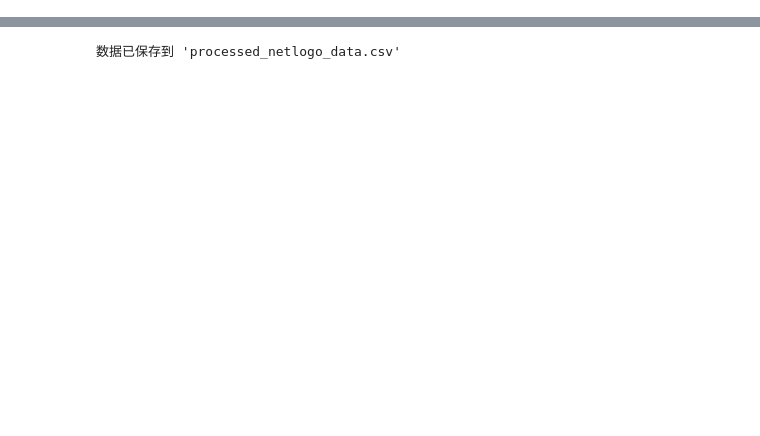
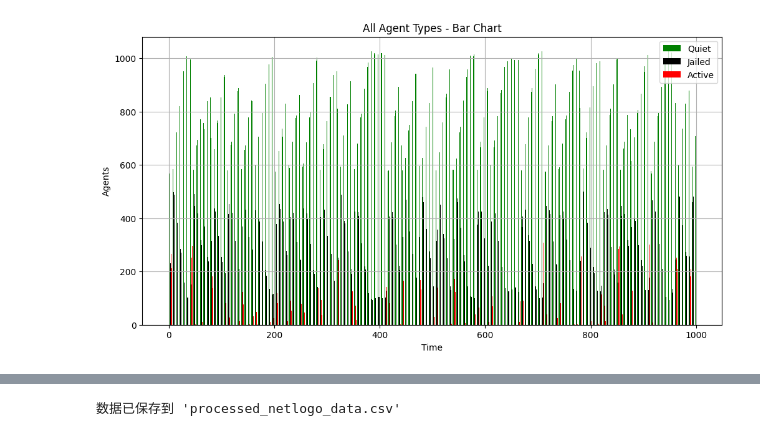
Before and after one commit to TheHQ98/SWEN90004_Assignment_2, a Jupyter notebook: VisualGraph/dataAnalysis.ipynb, the cells around one changed output, grey strips where cells are left out. Cells and saved outputs as stored; diff of their text form; code cells hidden in the pictures; blank space fills up the shorter version.

```diff
--- a/VisualGraph/dataAnalysis.ipynb
+++ b/VisualGraph/dataAnalysis.ipynb
@@ -27,0 +41,18 @@ plt.show()
+# %%
+plt.figure(figsize=(12, 6))
+width = 0.25
+ticks = df['tick']
+
+plt.bar(ticks - width, df['quiet'], width=width, color='green', label='Quiet')
+plt.bar(ticks, df['jailed'], width=width, color='black', label='Jailed')
+plt.bar(ticks + width, df['active'], width=width, color='red', label='Active')
+
+plt.legend(loc='upper right')
+plt.title('All Agent Types - Bar Chart')
+plt.xlabel('Time')
+plt.ylabel('Agents')
+plt.grid(True)
+plt.savefig('Bar_Chart.png')
+plt.show()
+# %% [output]
+[figure, added]
```
Also changed, not shown: parts of 9 cells of this notebook.
